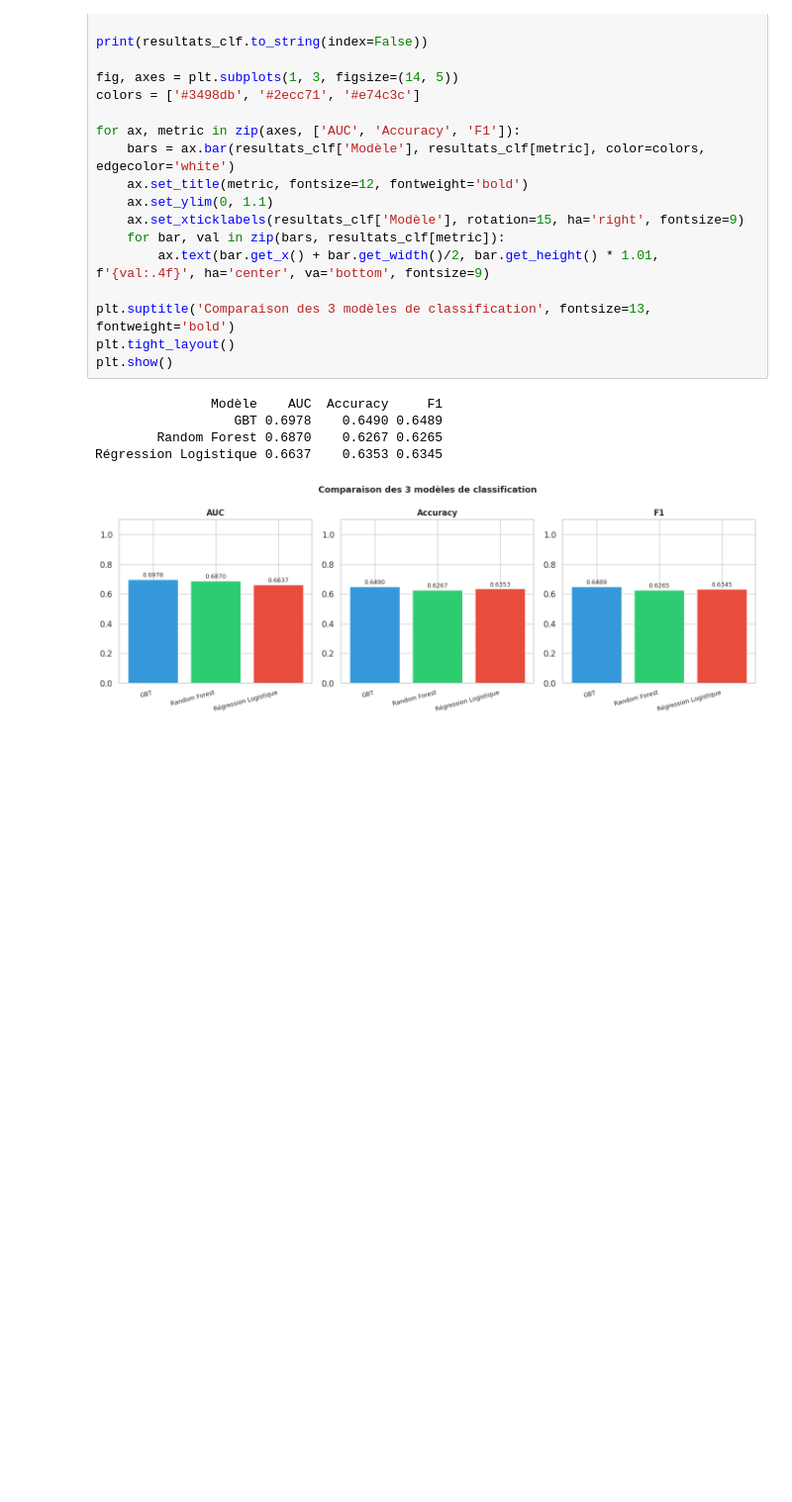
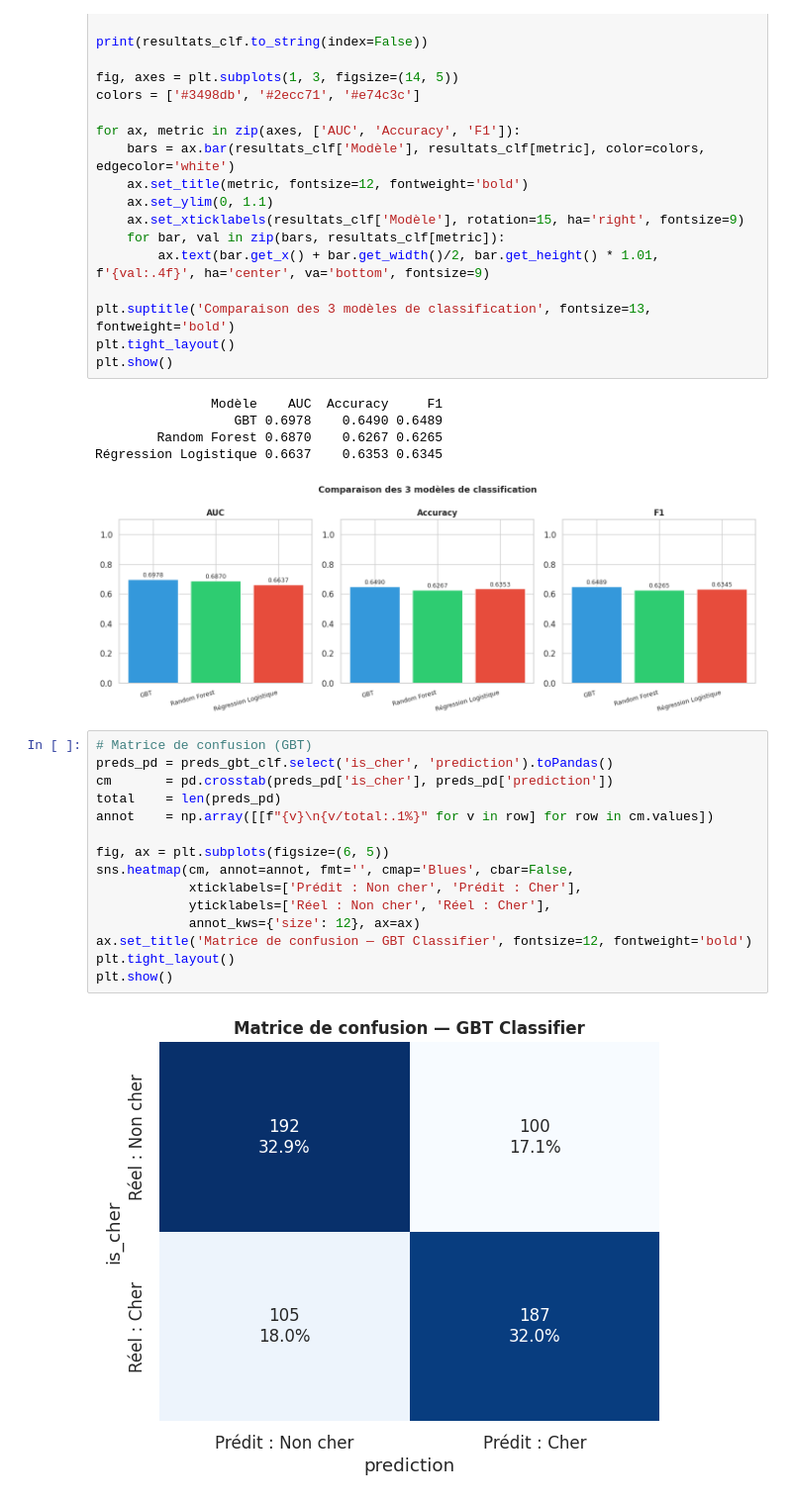
Before and after one commit to AlexisJohnson-data/bigdata-immobilier, a Jupyter notebook: projet/notebooks/04_modelisation.ipynb, the cells around one changed output. Shown at 99% size. Cells and saved outputs as stored; diff of their text form; blank space fills up the shorter version.

Commit message:
Graphiques supplementaires et analyses des resulats.

```diff
--- a/projet/notebooks/04_modelisation.ipynb
+++ b/projet/notebooks/04_modelisation.ipynb
@@ -629,3 +629,20 @@ plt.show()
         Random Forest 0.6870    0.6267 0.6265
 Régression Logistique 0.6637    0.6353 0.6345
 [figure]
+# %%
+# Matrice de confusion (GBT)
+preds_pd = preds_gbt_clf.select('is_cher', 'prediction').toPandas()
+cm       = pd.crosstab(preds_pd['is_cher'], preds_pd['prediction'])
+total    = len(preds_pd)
+annot    = np.array([[f"{v}\n{v/total:.1%}" for v in row] for row in cm.values])
+
+fig, ax = plt.subplots(figsize=(6, 5))
+sns.heatmap(cm, annot=annot, fmt='', cmap='Blues', cbar=False,
+            xticklabels=['Prédit : Non cher', 'Prédit : Cher'],
+            yticklabels=['Réel : Non cher', 'Réel : Cher'],
+            annot_kws={'size': 12}, ax=ax)
+ax.set_title('Matrice de confusion — GBT Classifier', fontsize=12, fontweight='bold')
+plt.tight_layout()
+plt.show()
+# %% [output]
+[figure, added]
```
Also changed, not shown: parts of 2 cells of this notebook.
